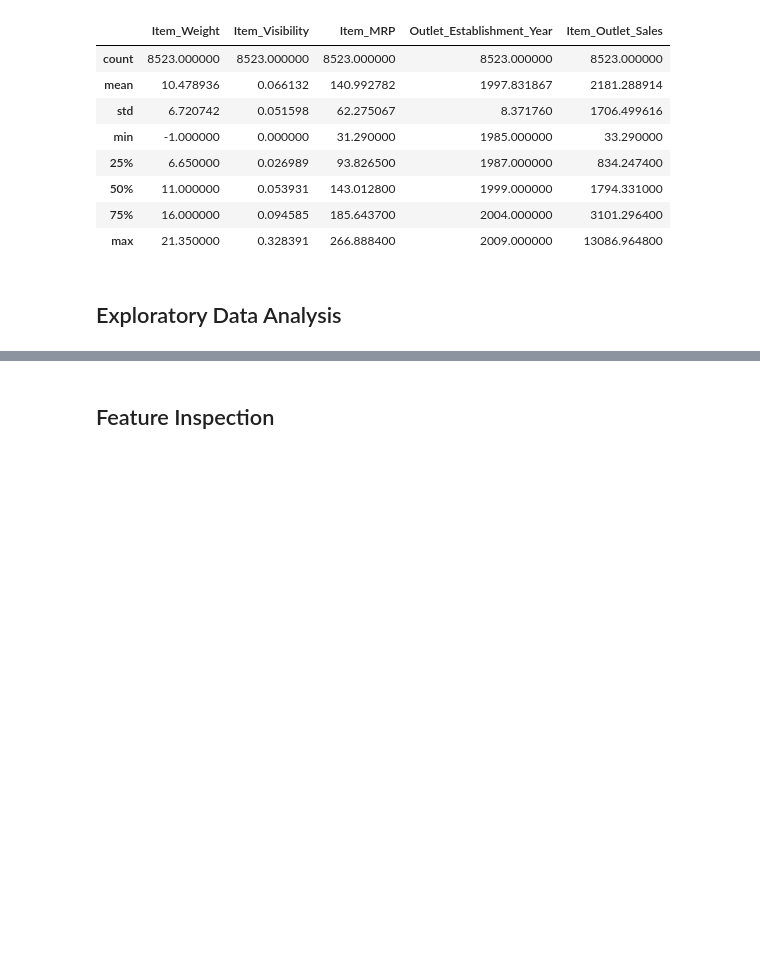
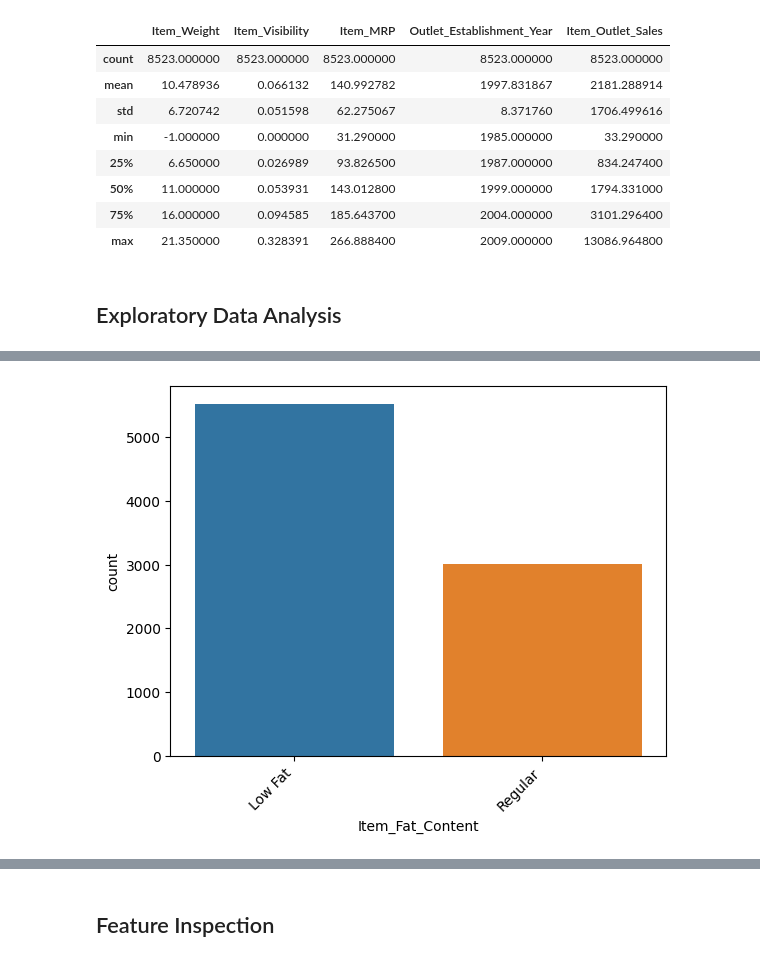
Before and after one commit to amd3897/Prediction-of-Product-Sales, a Jupyter notebook: Prediction_of_product_sales.ipynb, the cells around one changed output, grey strips where cells are left out. Drawn from its saved outputs; the diff is of its cells as text; code cells hidden in the pictures; blank space fills up the shorter version.

```diff
--- a/Prediction_of_product_sales.ipynb
+++ b/Prediction_of_product_sales.ipynb
@@ -197,0 +237,10 @@ df.describe()
+# %%
+# use countplot
+# use function
+def cat_feature(col_name):
+  ax = sns.countplot(data=df, x=col_name)
+  ax.set_xticklabels(ax.get_xticklabels(), rotation=45, ha='right')
+  return ax
+cat_feature('Item_Fat_Content');
+# %% [output]
+[figure, added]
```
Also changed, not shown: parts of 17 cells of this notebook.
